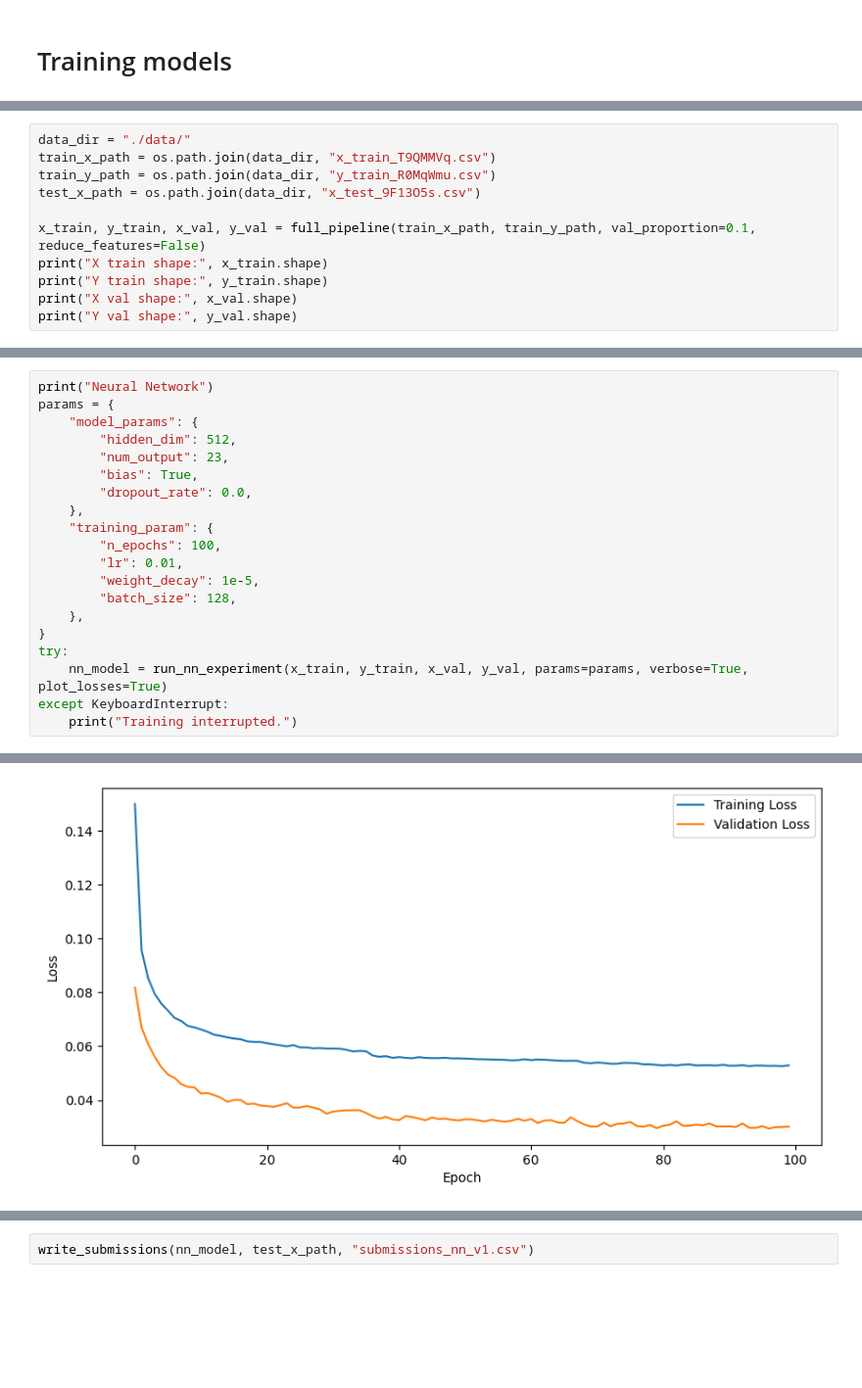
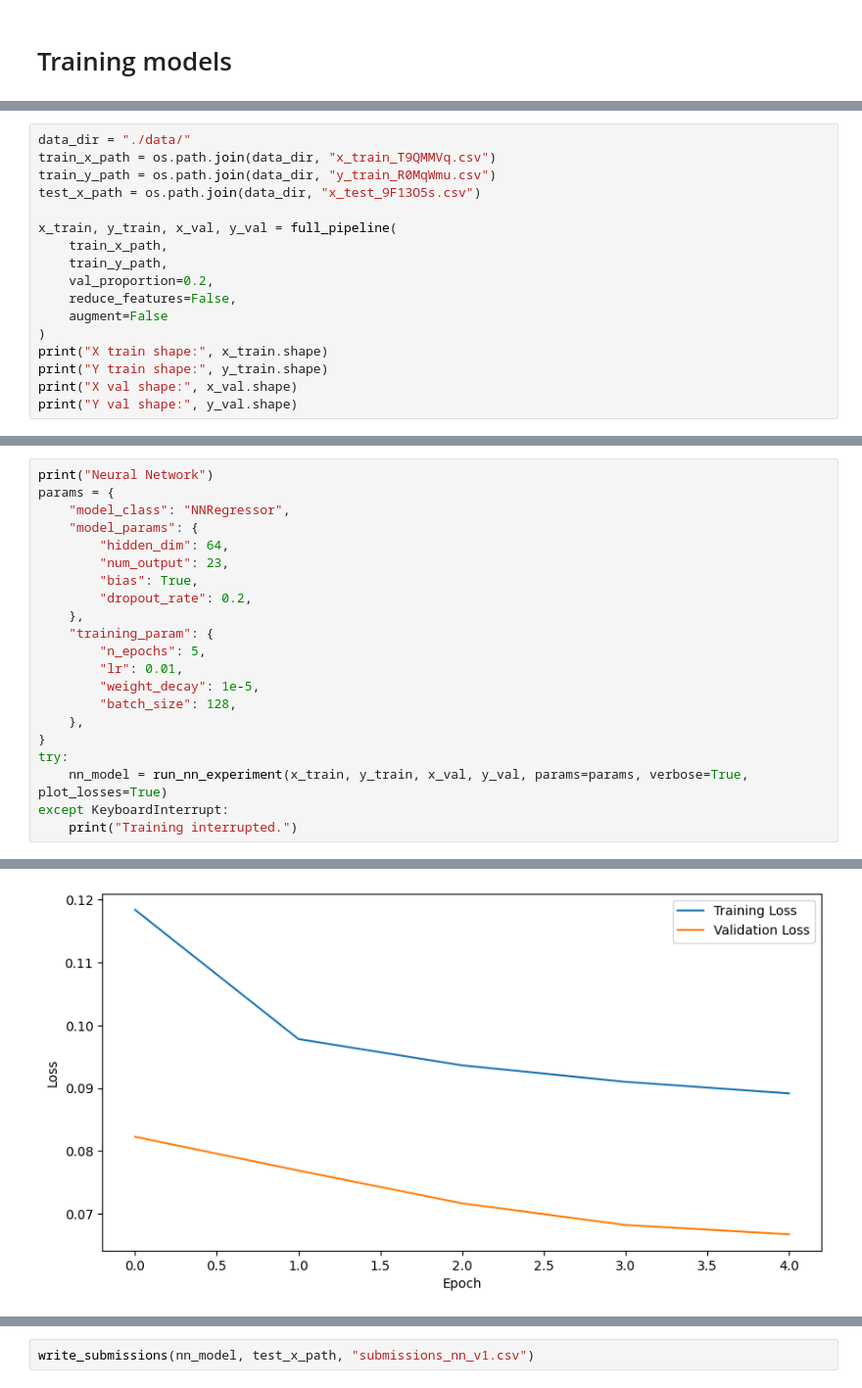
Before and after one commit to killian31/IdGas, a Jupyter notebook: train.ipynb, the cells around one changed output, grey strips where cells are left out. Shown at 98% size. Saved outputs shown, nothing was run; the diff lists cells and outputs as text; blank space fills up the shorter version.

```diff
--- a/train.ipynb
+++ b/train.ipynb
@@ -13,7 +14,13 @@ train_x_path = os.path.join(data_dir, "x_train_T9QMMVq.csv")
 train_y_path = os.path.join(data_dir, "y_train_R0MqWmu.csv")
 test_x_path = os.path.join(data_dir, "x_test_9F13O5s.csv")
 
-x_train, y_train, x_val, y_val = full_pipeline(train_x_path, train_y_path, val_proportion=0.1, reduce_features=False)
+x_train, y_train, x_val, y_val = full_pipeline(
+    train_x_path,
+    train_y_path,
+    val_proportion=0.2,
+    reduce_features=False,
+    augment=False
+)
 print("X train shape:", x_train.shape)
 print("Y train shape:", y_train.shape)
 print("X val shape:", x_val.shape)
@@ -35,14 +80,15 @@ xgb_model = run_xgboost_experiment(x_train, y_train, x_val, y_val)
 # %%
 print("Neural Network")
 params = {
+    "model_class": "NNRegressor",
     "model_params": {
-        "hidden_dim": 512,
+        "hidden_dim": 64,
         "num_output": 23,
         "bias": True,
-        "dropout_rate": 0.0,
+        "dropout_rate": 0.2,
     },
     "training_param": {
-        "n_epochs": 100,
+        "n_epochs": 5,
         "lr": 0.01,
         "weight_decay": 1e-5,
         "batch_size": 128,
@@ -59 +105 @@ Validation Weighted RMSE: 0.0302
-[figure, old version]
+[figure, new version]
```
Also changed, not shown: parts of 11 cells of this notebook, 7 other files.
